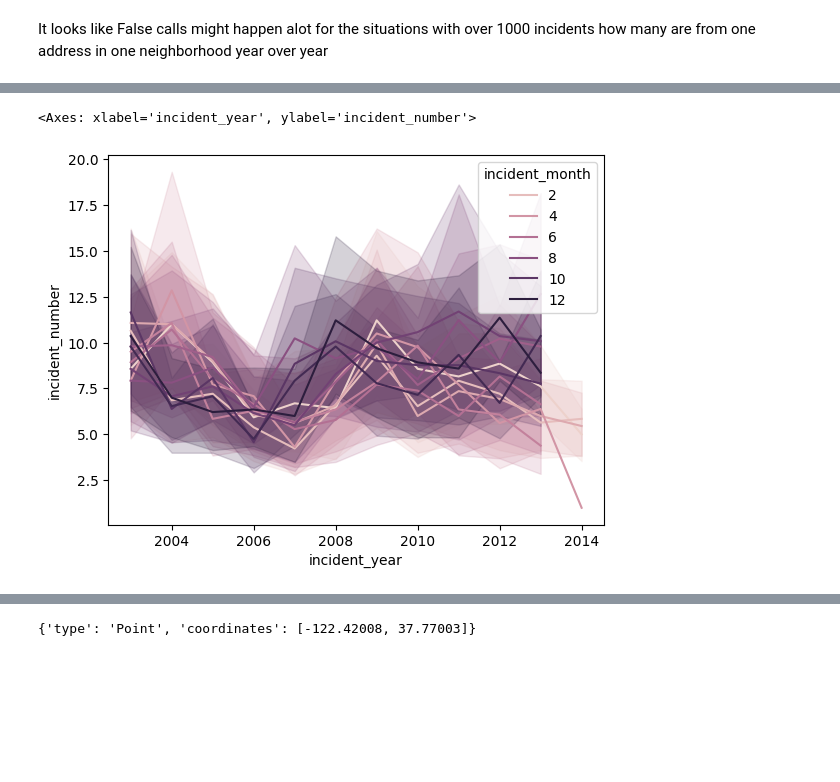
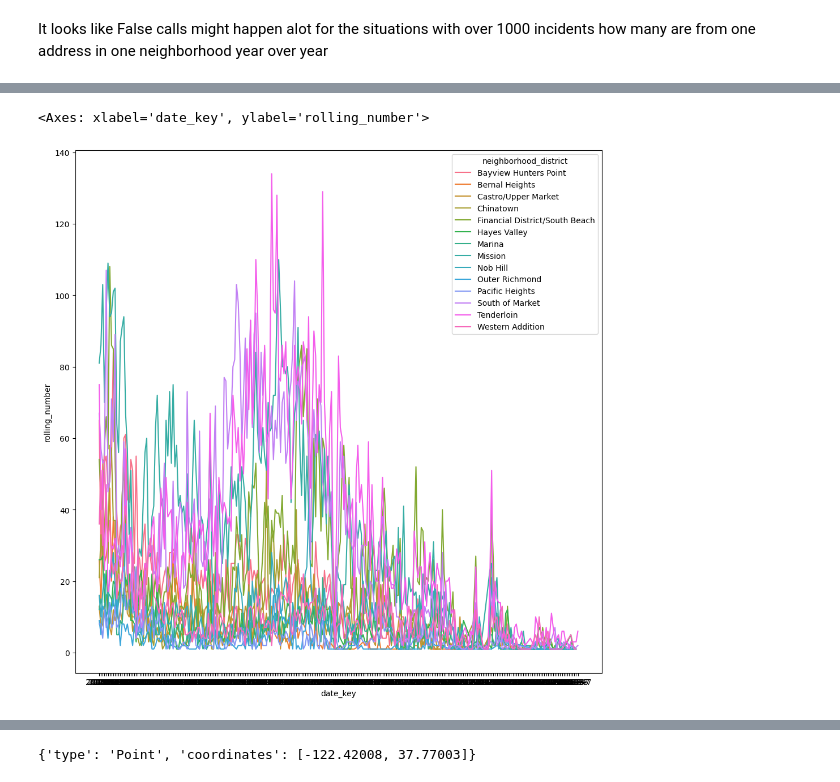
Before and after one commit to griffintighe/fire_ml, a Jupyter notebook: explore.ipynb, the cells around one changed output, grey strips where cells are left out. Saved outputs shown, nothing was run; the diff lists cells and outputs as text; code cells hidden in the pictures; blank space fills up the shorter version.

```diff
--- a/explore.ipynb
+++ b/explore.ipynb
@@ -164,2 +154,7 @@ amount_table=new_base.groupby(['neighborhood_district','incident_year','incident
+# %%
+# this gets the amount of incident_numbers for neighborhood_district by incident_year primary_situation
+amount_table_by_year=new_base.groupby(['neighborhood_district','incident_year','primary_situation'],as_index=False)['incident_number'].nunique()
+# this gets the amount of incident_numbers for neighborhood_district by incident_year incident_month primary_situation
+amount_table_by_year_month=new_base.groupby(['neighborhood_district','incident_year','incident_month','primary_situation'],as_index=False)['incident_number'].nunique()
 # %%
-amount_table['date_key']=amount_table.apply(lambda x:(str(x['incident_year'])+"-"+str(x['incident_month'])),axis=1)
+amount_table_by_year_month['date_key']=amount_table_by_year_month.apply(lambda x:(str(x['incident_year'])+"-"+str(x['incident_month'])),axis=1)
@@ -183,0 +179,6 @@ amount_table[amount_table['neighborhood_district']=='Bayview Hunters Point']
+# %%
+amount_table_by_year['primary_situation_code']=amount_table_by_year['primary_situation'].apply(lambda x: x[0:3])
+amount_table_by_year_month['primary_situation_code']=amount_table_by_year_month['primary_situation_code'].apply(lambda x: x[0:3])
+# %%
+amount_table_by_year['rolling_number']=amount_table_by_year['incident_number'].rolling(window=1).sum()
+amount_table_by_year_month['rolling_number']=amount_table_by_year_month['incident_number'].rolling(window=1).sum()
@@ -184,5 +191,6 @@ amount_table[amount_table['neighborhood_district']=='Bayview Hunters Point']
 # %%
-sns.lineplot(data=amount_table[amount_table['primary_situation']=='700 - False alarm or false call, other'],x='incident_year',y='incident_number',hue='incident_month')
+plt.figure(figsize=(12, 12))
+sns.lineplot(data=amount_table_by_year_month[amount_table_by_year_month['primary_situation'].str.contains('711')],x='date_key',y='rolling_number',hue='neighborhood_district')
 # %% [output]
-<Axes: xlabel='incident_year', ylabel='incident_number'>
+<Axes: xlabel='date_key', ylabel='rolling_number'>
-[figure, old version]
+[figure, new version]
```
Also changed, not shown: parts of 31 cells of this notebook.
